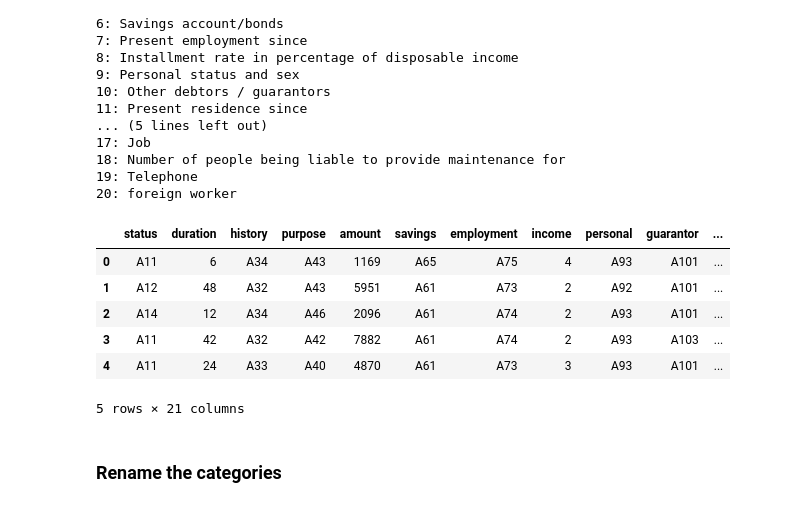
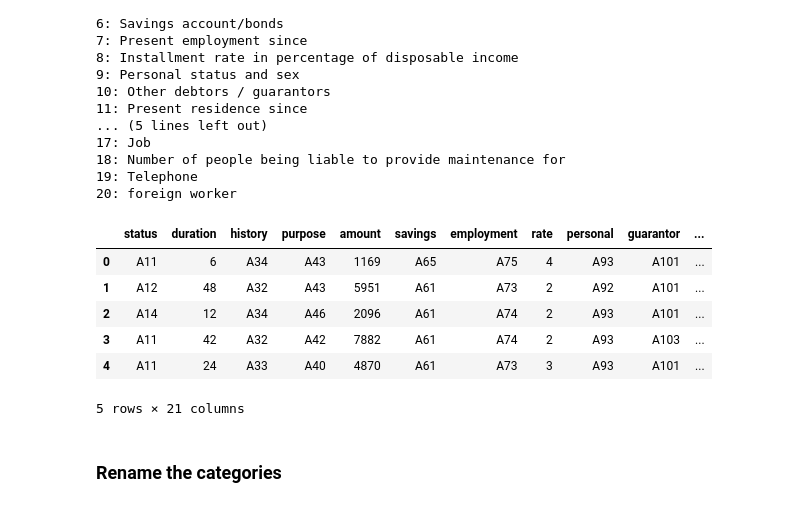
Before and after one commit to leztien/portfolio-project-classification-for-german-credit-database, a Jupyter notebook: exploratory_data_analysis.ipynb, the cells around one changed output. Drawn from its saved outputs; the diff is of its cells as text; code cells hidden in the pictures.

```diff
--- a/exploratory_data_analysis.ipynb
+++ b/exploratory_data_analysis.ipynb
@@ -71,33 +81,33 @@ Feature number and name:
 # %%
 # Define short user freindly column names for easy EDA
 col_names = [
     "status",    #1 (balance)
     "duration",  #2 (tenure)
     "history",   #3
     "purpose",   #4 (purpose of the loan)
     "amount",    #5 (credit amount requested)
     "savings",   #6 (savings or bonds)
     "employment",#7 (curent employment duration)
-    "income",     #8 (Installment rate in percentage of disposable income)
+    "rate",     #8 (Installment rate in percentage of disposable income)
     "personal",  #9 (Personal status and sex)
     "guarantor", #10
     "residence", #11
     "property",  #12
     "age",       #13
     "installments", #14 (Other installment plans)
     "housing",    #15
     "credits",      #16 (Number of existing credits at this bank)
     "job",        #17
     "maintenance", #18
     "telephone",  #19
     "foreign",    #20
     "label"
             ]
 df.columns = col_names
 
 df.head()
 # %% [output]
-|  | status | duration | history | purpose | amount | savings | employment | income | personal | guarantor | ... |
+|  | status | duration | history | purpose | amount | savings | employment | rate | personal | guarantor | ... |
 | 0 | A11 | 6 | A34 | A43 | 1169 | A65 | A75 | 4 | A93 | A101 | ... |
 | 1 | A12 | 48 | A32 | A43 | 5951 | A61 | A73 | 2 | A92 | A101 | ... |
 | 2 | A14 | 12 | A34 | A46 | 2096 | A61 | A74 | 2 | A93 | A101 | ... |
```
Also changed, not shown: parts of 17 cells of this notebook.
